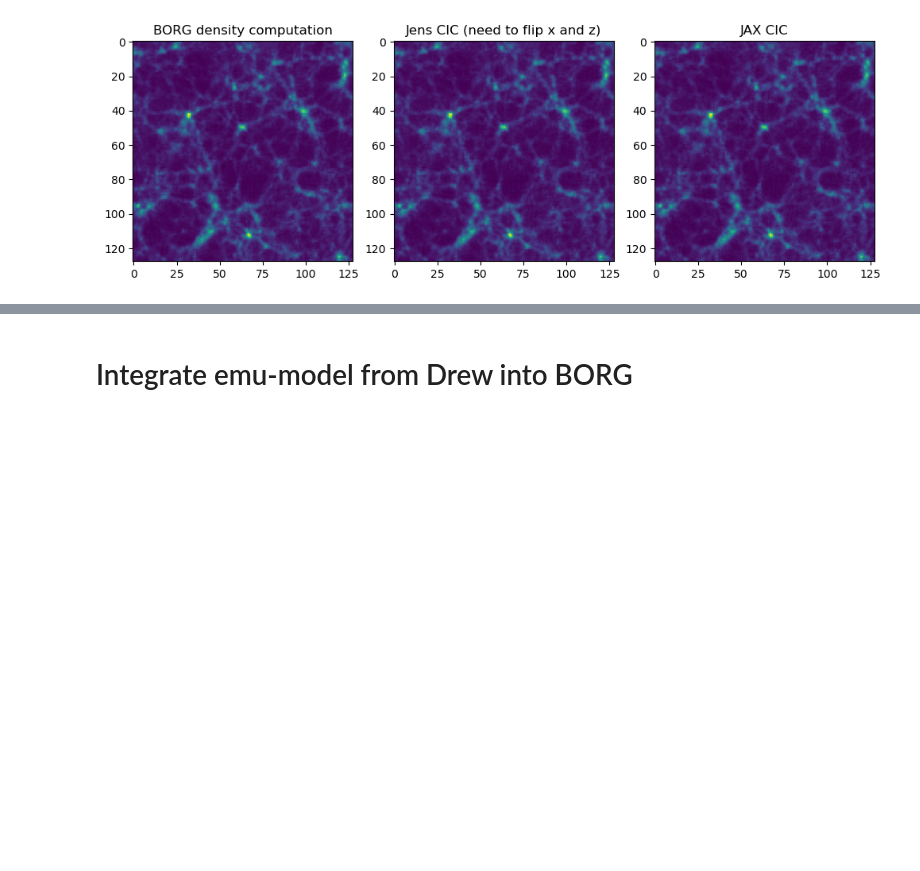
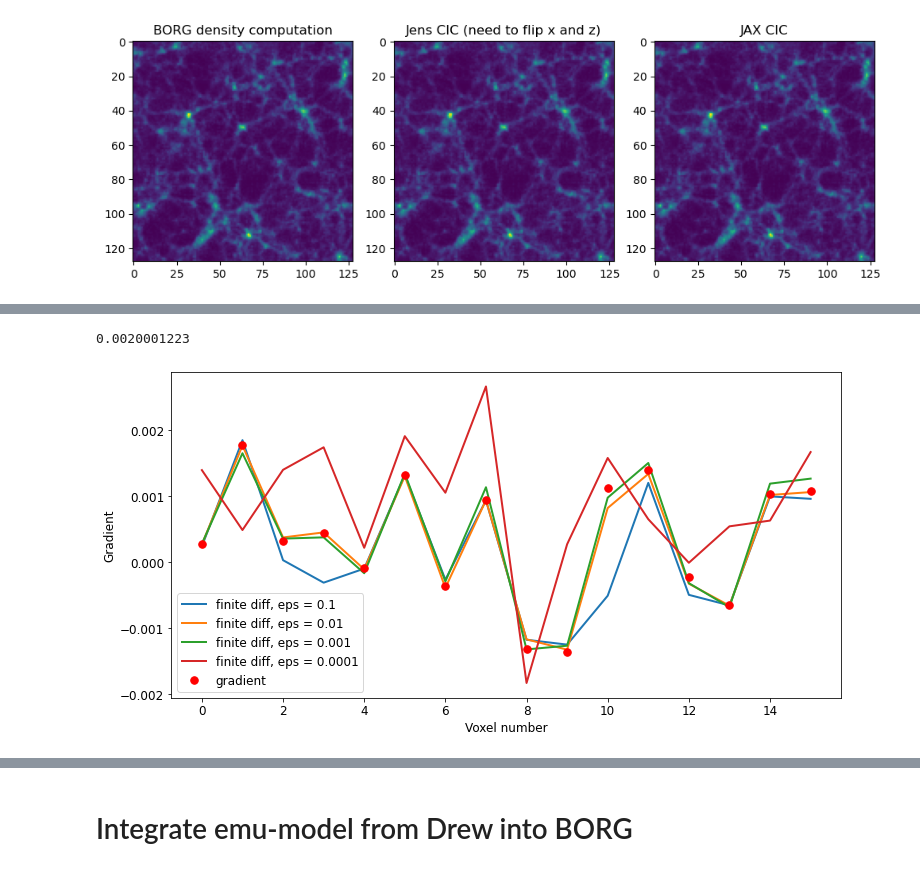
Before and after one commit to ludvigdoeser/ML4BORG, a Jupyter notebook: test_emu.ipynb, the cells around one changed output, grey strips where cells are left out. Drawn from its saved outputs; the diff is of its cells as text; code cells hidden in the pictures; blank space fills up the shorter version.

Commit message:
First gradient test and reshaping test passed

```diff
--- a/test_emu.ipynb
+++ b/test_emu.ipynb
@@ -426,0 +549,41 @@ plt.show()
+# %%
+np.random.seed(42)
+in_field = np.random.random((1,16,16,16))
+in_true = np.copy(in_field) + np.random.random((1,16,16,16))*0.01
+
+def padding(x):
+        return jnp.pad(x,((0,0),(10,10),(10,10),(10,10)),'wrap')
+
+def forward(f,grad=False):
+    # Normalize field
+    f = f/10
+
+    # Add
+    f += 10
+
+    # Pad field
+    f_out, ag_pad = vjp(padding, f)
+
+    # Pipe through NN
+    x = torch.unsqueeze(torch.tensor(np.asarray(f_out),dtype=torch.float32, requires_grad=grad),dim=0)
+
+    y = model(x)
+    out = torch.squeeze(y).detach().numpy()
+
+    # Unnormalize field
+    out *= 10
+
+    return x, y, out, ag_pad
+
+def loss(out,out_true):
+    return jnp.sum((out-out_true)**2)
+
+# Run forward for truth and a field close to the truth
+_, y, out_true, _ = forward(in_true)
+x, y, out, ag_pad = forward(in_field,grad=True)
+
+# Get likelihood/loss
+L, agL = vjp(loss,out,out_true)
+print(L)
+# %% [output]
+0.0020001223
@@ -426,0 +613,39 @@ plt.show()
+# %%
+from tqdm import tqdm
+
+# Finite diff
+eps_v = [0.1,0.01,0.001,0.0001]
+fd_v = []
+for eps in eps_v:
+    fdtemp = []
+    for i in tqdm(range(16)):
+        coords = [0,0,0,i]
+        fd = finite_diff(in_field,out_true,eps,*coords)
+        fdtemp.append(fd)
+    fd_v.append(fdtemp)
+# %%
+# Analytical: get everything for full field directly
+
+ag = torch.unsqueeze(torch.unsqueeze(torch.tensor(np.asarray(agL(1.))[0]),dim=0),dim=0)
+ag /= 10
+ag = torch.autograd.grad(y, x, grad_outputs=ag, retain_graph=True)[0]
+ag = ag_pad(torch.squeeze(ag,dim=0).detach().numpy())
+ag = np.squeeze(ag)
+ag *= 10
+analytical_grad = []
+for i in tqdm(range(16)):
+    analytical_grad.append(ag[0,0,i])
+# %%
+# Plot diff btw gradient and finite difference
+
+%matplotlib inline
+standard_plot(w=12,h=6,fontsize=12)
+for i,fd in enumerate(fd_v):
+    plt.plot(fd,'-',lw=2,label=f'finite diff, eps = {eps_v[i]}')
+plt.plot(analytical_grad,'.',c='r',markersize=15,label='gradient')
+plt.xlabel('Voxel number')
+plt.ylabel('Gradient')
+plt.legend()
+plt.show()
+# %% [output]
+[figure, added]
```
Also changed, not shown: parts of 15 cells of this notebook.
